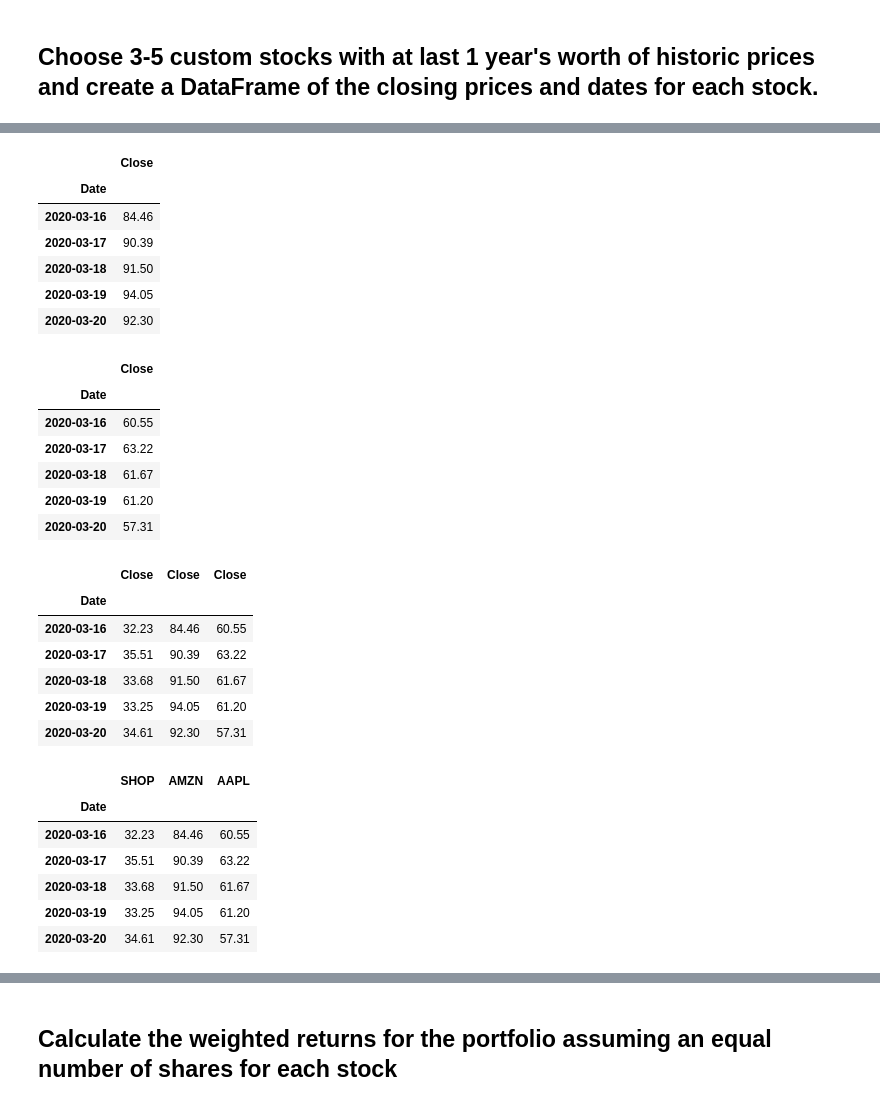
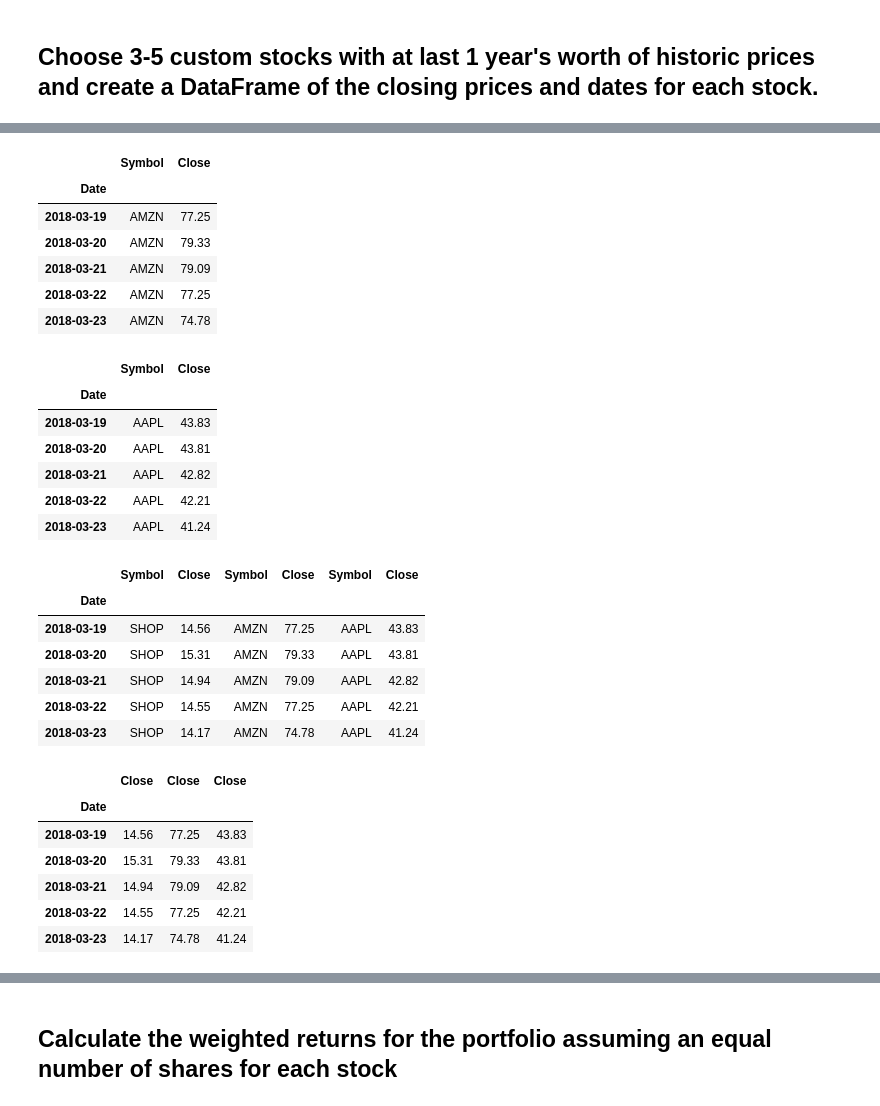
Before and after one commit to ngracan/Python-Challenge-2, a Jupyter notebook: Code/whale_analysis.ipynb, the cells around one changed output, grey strips where cells are left out. Saved outputs shown, nothing was run; the diff lists cells and outputs as text; code cells hidden in the pictures.

```diff
--- a/Code/whale_analysis.ipynb
+++ b/Code/whale_analysis.ipynb
@@ -379,8 +378,7 @@ In this section, you will build your own portfolio of stocks, calculate the retu
 ## Choose 3-5 custom stocks with at last 1 year's worth of historic prices and create a DataFrame of the closing prices and dates for each stock.
 # %%
 # Reading data from 1st stock
-shopify_prices_csv = Path("Resources/price_history_SHOP.csv")
-shopify_prices_df = pd.read_csv(shopify_prices_csv, index_col="Date", parse_dates=True)
-shopify_prices_df = shopify_prices_df.sort_index()
+shopify_prices_csv = Path("Resources/shopify_price_history.csv")
+shopify_prices_df = pd.read_csv(shopify_prices_csv, infer_datetime_format=True, index_col="Date", parse_dates=True)
 shopify_prices_df.head()
 # %% [output]
@@ -394,55 +392,53 @@ shopify_prices_df.head()
 # %%
 # Reading data from 2nd stock
-amzn_prices_csv = Path("Resources/price_history_AMZN.csv")
-amzn_prices_df = pd.read_csv(amzn_prices_csv, index_col="Date", parse_dates=True)
-amzn_prices_df = amzn_prices_df.sort_index()
+amzn_prices_csv = Path("Resources/amzn_price_history.csv")
+amzn_prices_df = pd.read_csv(amzn_prices_csv, infer_datetime_format=True, index_col="Date", parse_dates=True)
 amzn_prices_df.head()
 # %% [output]
-|  | Close |
-| Date |  |
-| 2020-03-16 | 84.46 |
-| 2020-03-17 | 90.39 |
-| 2020-03-18 | 91.50 |
-| 2020-03-19 | 94.05 |
-| 2020-03-20 | 92.30 |
+|  | Symbol | Close |
+| Date |  |  |
+| 2018-03-19 | AMZN | 77.25 |
+| 2018-03-20 | AMZN | 79.33 |
+| 2018-03-21 | AMZN | 79.09 |
+| 2018-03-22 | AMZN | 77.25 |
+| 2018-03-23 | AMZN | 74.78 |
 # %%
 # Reading data from 3rd stock
-aapl_prices_csv = Path("Resources/price_history_AAPL.csv")
-aapl_prices_df = pd.read_csv(aapl_prices_csv, index_col="Date", parse_dates=True)
-aapl_prices_df = aapl_prices_df.sort_index()
+aapl_prices_csv = Path("Resources/aapl_price_history.csv")
+aapl_prices_df = pd.read_csv(aapl_prices_csv, infer_datetime_format=True, index_col="Date", parse_dates=True)
 aapl_prices_df.head()
 # %% [output]
-|  | Close |
-| Date |  |
-| 2020-03-16 | 60.55 |
-| 2020-03-17 | 63.22 |
-| 2020-03-18 | 61.67 |
-| 2020-03-19 | 61.20 |
-| 2020-03-20 | 57.31 |
+|  | Symbol | Close |
+| Date |  |  |
+| 2018-03-19 | AAPL | 43.83 |
+| 2018-03-20 | AAPL | 43.81 |
+| 2018-03-21 | AAPL | 42.82 |
+| 2018-03-22 | AAPL | 42.21 |
+| 2018-03-23 | AAPL | 41.24 |
 # %%
 # Combine all stocks in a single DataFrame
 combined_stocks_df = pd.concat([shopify_prices_df, amzn_prices_df, aapl_prices_df], axis="columns", join="inner")
 combined_stocks_df.head()
 # %% [output]
-|  | Close | Close | Close |
-| Date |  |  |  |
-| 2020-03-16 | 32.23 | 84.46 | 60.55 |
-| 2020-03-17 | 35.51 | 90.39 | 63.22 |
-| 2020-03-18 | 33.68 | 91.50 | 61.67 |
-| 2020-03-19 | 33.25 | 94.05 | 61.20 |
-| 2020-03-20 | 34.61 | 92.30 | 57.31 |
+|  | Symbol | Close | Symbol | Close | Symbol | Close |
+| Date |  |  |  |  |  |  |
+| 2018-03-19 | SHOP | 14.56 | AMZN | 77.25 | AAPL | 43.83 |
+| 2018-03-20 | SHOP | 15.31 | AMZN | 79.33 | AAPL | 43.81 |
+| 2018-03-21 | SHOP | 14.94 | AMZN | 79.09 | AAPL | 42.82 |
+| 2018-03-22 | SHOP | 14.55 | AMZN | 77.25 | AAPL | 42.21 |
+| 2018-03-23 | SHOP | 14.17 | AMZN | 74.78 | AAPL | 41.24 |
 # %%
 # Reset Date index
+combined_stocks_df.sort_index(inplace=True)
 # %%
 # Reorganize portfolio data by having a column per symbol
-columns = ["SHOP", "AMZN", "AAPL"]
-combined_stocks_df.columns = columns
+combined_stocks_df = combined_stocks_df.drop("Symbol", axis=1)
 combined_stocks_df.head()
 # %% [output]
-|  | SHOP | AMZN | AAPL |
+|  | Close | Close | Close |
 | Date |  |  |  |
-| 2020-03-16 | 32.23 | 84.46 | 60.55 |
-| 2020-03-17 | 35.51 | 90.39 | 63.22 |
-| 2020-03-18 | 33.68 | 91.50 | 61.67 |
-| 2020-03-19 | 33.25 | 94.05 | 61.20 |
-| 2020-03-20 | 34.61 | 92.30 | 57.31 |
+| 2018-03-19 | 14.56 | 77.25 | 43.83 |
+| 2018-03-20 | 15.31 | 79.33 | 43.81 |
+| 2018-03-21 | 14.94 | 79.09 | 42.82 |
+| 2018-03-22 | 14.55 | 77.25 | 42.21 |
+| 2018-03-23 | 14.17 | 74.78 | 41.24 |
```
Also changed, not shown: parts of 17 cells of this notebook, 6 other files.
